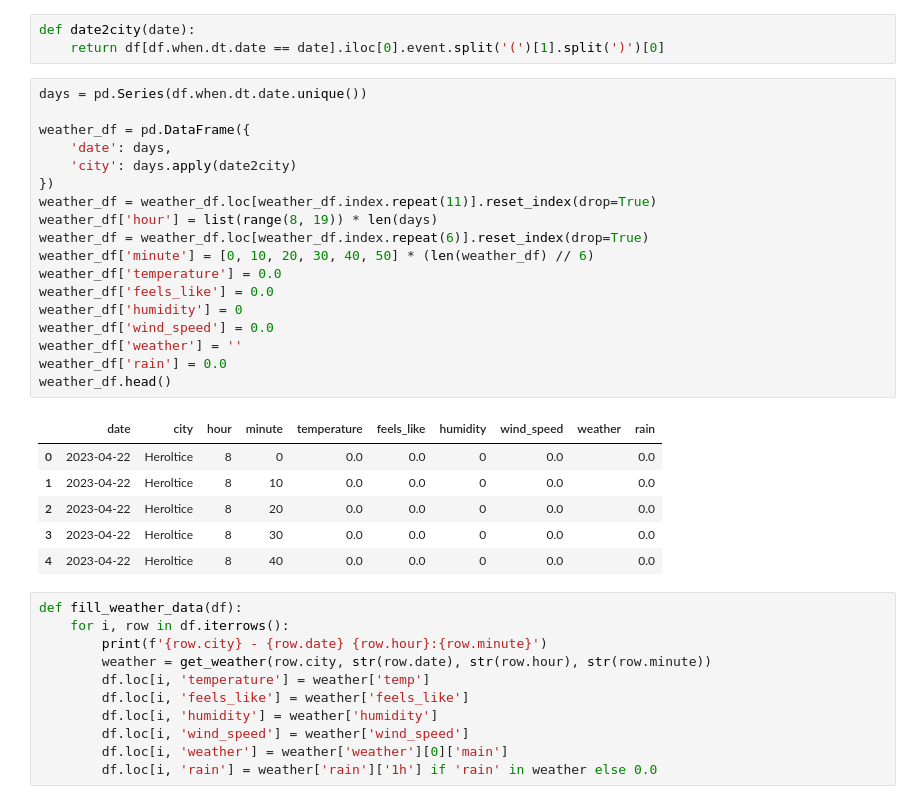
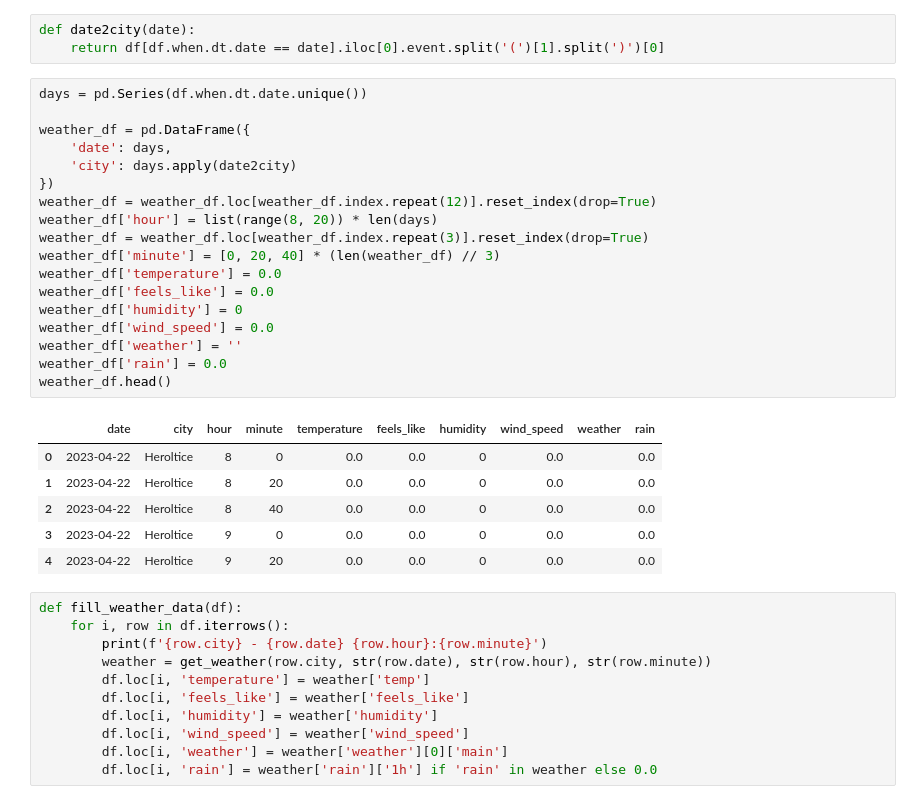
Before and after one commit to dzsobacsi/flyball-project, a Jupyter notebook: 4a-weather.ipynb, the cells around one changed output. Drawn from its saved outputs; the diff is of its cells as text.

```diff
--- a/4a-weather.ipynb
+++ b/4a-weather.ipynb
@@ -56,28 +56,28 @@ def date2city(date):
 # %%
 days = pd.Series(df.when.dt.date.unique())
 
 weather_df = pd.DataFrame({
     'date': days,
     'city': days.apply(date2city)
 })
-weather_df = weather_df.loc[weather_df.index.repeat(11)].reset_index(drop=True)
-weather_df['hour'] = list(range(8, 19)) * len(days)
-weather_df = weather_df.loc[weather_df.index.repeat(6)].reset_index(drop=True)
-weather_df['minute'] = [0, 10, 20, 30, 40, 50] * (len(weather_df) // 6)
+weather_df = weather_df.loc[weather_df.index.repeat(12)].reset_index(drop=True)
+weather_df['hour'] = list(range(8, 20)) * len(days)
+weather_df = weather_df.loc[weather_df.index.repeat(3)].reset_index(drop=True)
+weather_df['minute'] = [0, 20, 40] * (len(weather_df) // 3)
 weather_df['temperature'] = 0.0
 weather_df['feels_like'] = 0.0
 weather_df['humidity'] = 0
 weather_df['wind_speed'] = 0.0
 weather_df['weather'] = ''
 weather_df['rain'] = 0.0
 weather_df.head()
 # %% [output]
 |  | date | city | hour | minute | temperature | feels_like | humidity | wind_speed | weather | rain |
 | 0 | 2023-04-22 | Heroltice | 8 | 0 | 0.0 | 0.0 | 0 | 0.0 |  | 0.0 |
-| 1 | 2023-04-22 | Heroltice | 8 | 10 | 0.0 | 0.0 | 0 | 0.0 |  | 0.0 |
-| 2 | 2023-04-22 | Heroltice | 8 | 20 | 0.0 | 0.0 | 0 | 0.0 |  | 0.0 |
-| 3 | 2023-04-22 | Heroltice | 8 | 30 | 0.0 | 0.0 | 0 | 0.0 |  | 0.0 |
-| 4 | 2023-04-22 | Heroltice | 8 | 40 | 0.0 | 0.0 | 0 | 0.0 |  | 0.0 |
+| 1 | 2023-04-22 | Heroltice | 8 | 20 | 0.0 | 0.0 | 0 | 0.0 |  | 0.0 |
+| 2 | 2023-04-22 | Heroltice | 8 | 40 | 0.0 | 0.0 | 0 | 0.0 |  | 0.0 |
+| 3 | 2023-04-22 | Heroltice | 9 | 0 | 0.0 | 0.0 | 0 | 0.0 |  | 0.0 |
+| 4 | 2023-04-22 | Heroltice | 9 | 20 | 0.0 | 0.0 | 0 | 0.0 |  | 0.0 |
 # %%
 def fill_weather_data(df):
     for i, row in df.iterrows():
```
Also changed, not shown: parts of 2 cells of this notebook, 2 other files.
